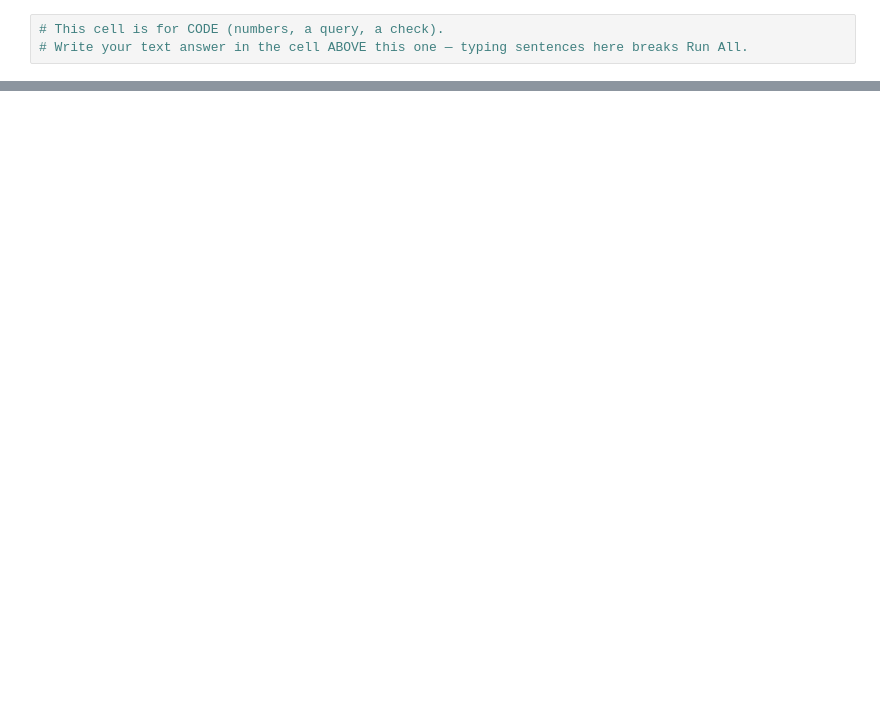
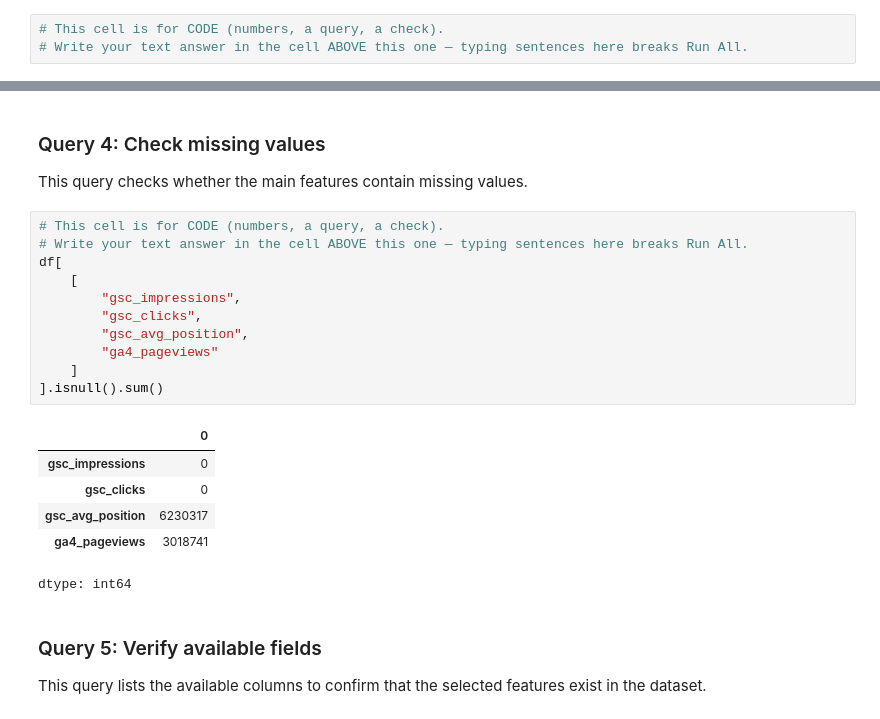
Before and after one commit to Shahd799/flyrank-internship-1, a Jupyter notebook: work/notebooks/w03_data_contract.ipynb, the cells around one changed output, grey strips where cells are left out. Saved outputs shown, nothing was run; the diff lists cells and outputs as text; blank space fills up the shorter version.

```diff
--- a/work/notebooks/w03_data_contract.ipynb
+++ b/work/notebooks/w03_data_contract.ipynb
@@ -27,3 +122,29 @@ This skeleton is yours to fill. Work the sections **in order** — each one has
+# %% [markdown]
+### Query 4: Check missing values
+
+This query checks whether the main features contain missing values.
+# %%
+# This cell is for CODE (numbers, a query, a check).
+# Write your text answer in the cell ABOVE this one — typing sentences here breaks Run All.
+df[
+    [
+        "gsc_impressions",
+        "gsc_clicks",
+        "gsc_avg_position",
+        "ga4_pageviews"
+    ]
+].isnull().sum()
+# %% [output]
+|  | 0 |
+| gsc_impressions | 0 |
+| gsc_clicks | 0 |
+| gsc_avg_position | 6230317 |
+| ga4_pageviews | 3018741 |
+dtype: int64
+# %% [markdown]
+### Query 5: Verify available fields
+
+This query lists the available columns to confirm that the selected features exist in the dataset.
 # %%
 # This cell is for CODE (numbers, a query, a check).
 # Write your text answer in the cell ABOVE this one — typing sentences here breaks Run All.
```
Also changed, not shown: parts of 18 cells of this notebook.
